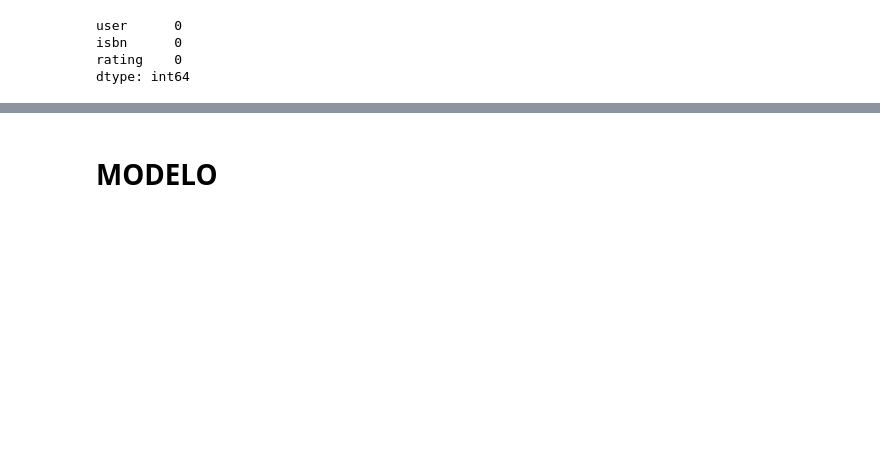
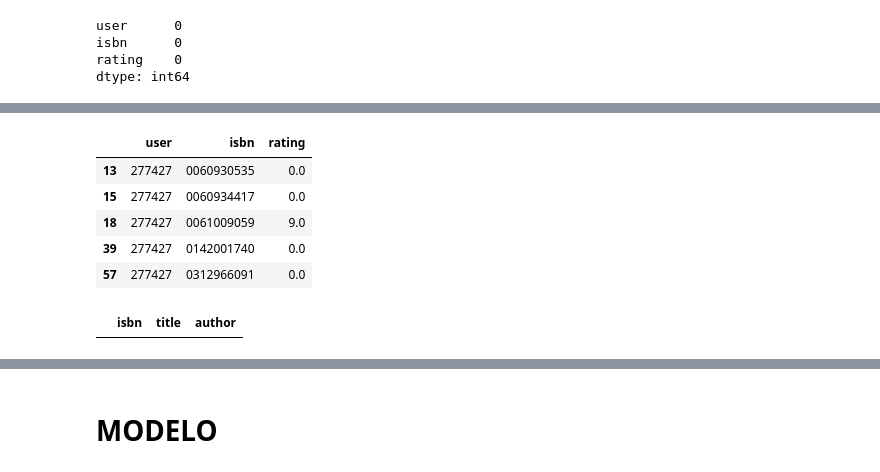
Before and after one commit to valemicolgarcia/TensorFlow, a Jupyter notebook: Book Recomendation/fcc_book_recommendation_knn.ipynb, the cells around one changed output, grey strips where cells are left out. Saved outputs shown, nothing was run; the diff lists cells and outputs as text; code cells hidden in the pictures; blank space fills up the shorter version.

```diff
--- a/Book Recomendation/fcc_book_recommendation_knn.ipynb
+++ b/Book Recomendation/fcc_book_recommendation_knn.ipynb
@@ -123,0 +126,8 @@ print(user_book_matrix_scaled[:5])
+# %%
+df_filtered_books = df_filtered_bookss.reset_index(drop=True)
+df_filtered_ratings = df_filtered_ratingss.reset_index(drop=True)
+# %%
+books_counts = df_filtered_ratings['isbn'].value_counts()
+# %%
+#users_to_keep = user_counts[user_counts >= 200].index
+books_to_keep = books_counts[books_counts >= 100].index
@@ -123,0 +154,16 @@ print(user_book_matrix_scaled[:5])
+# %%
+df_rating_cleaned = df_filtered_ratings[df_filtered_ratings['isbn'].isin(books_to_keep)]
+df_book_cleaned = df_filtered_books[df_filtered_books['isbn'].isin(books_to_keep)]
+# %%
+df_rating_cleaned.head()
+# %% [output]
+|  | user | isbn | rating |
+| 13 | 277427 | 0060930535 | 0.0 |
+| 15 | 277427 | 0060934417 | 0.0 |
+| 18 | 277427 | 0061009059 | 9.0 |
+| 39 | 277427 | 0142001740 | 0.0 |
+| 57 | 277427 | 0312966091 | 0.0 |
+# %%
+df_book_cleaned.head()
+# %% [output]
+|  | isbn | title | author |
```
Also changed, not shown: parts of 26 cells of this notebook, 1 other file.
